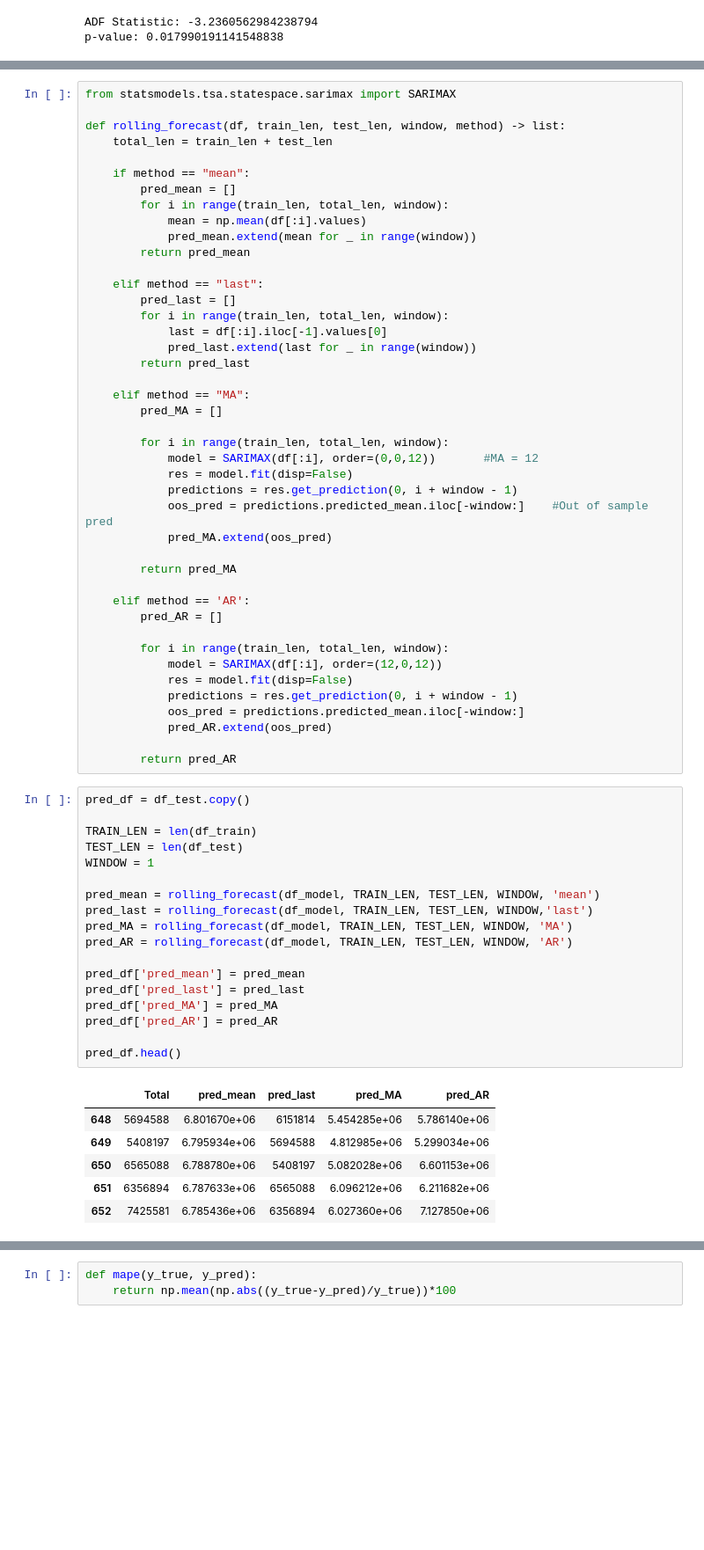
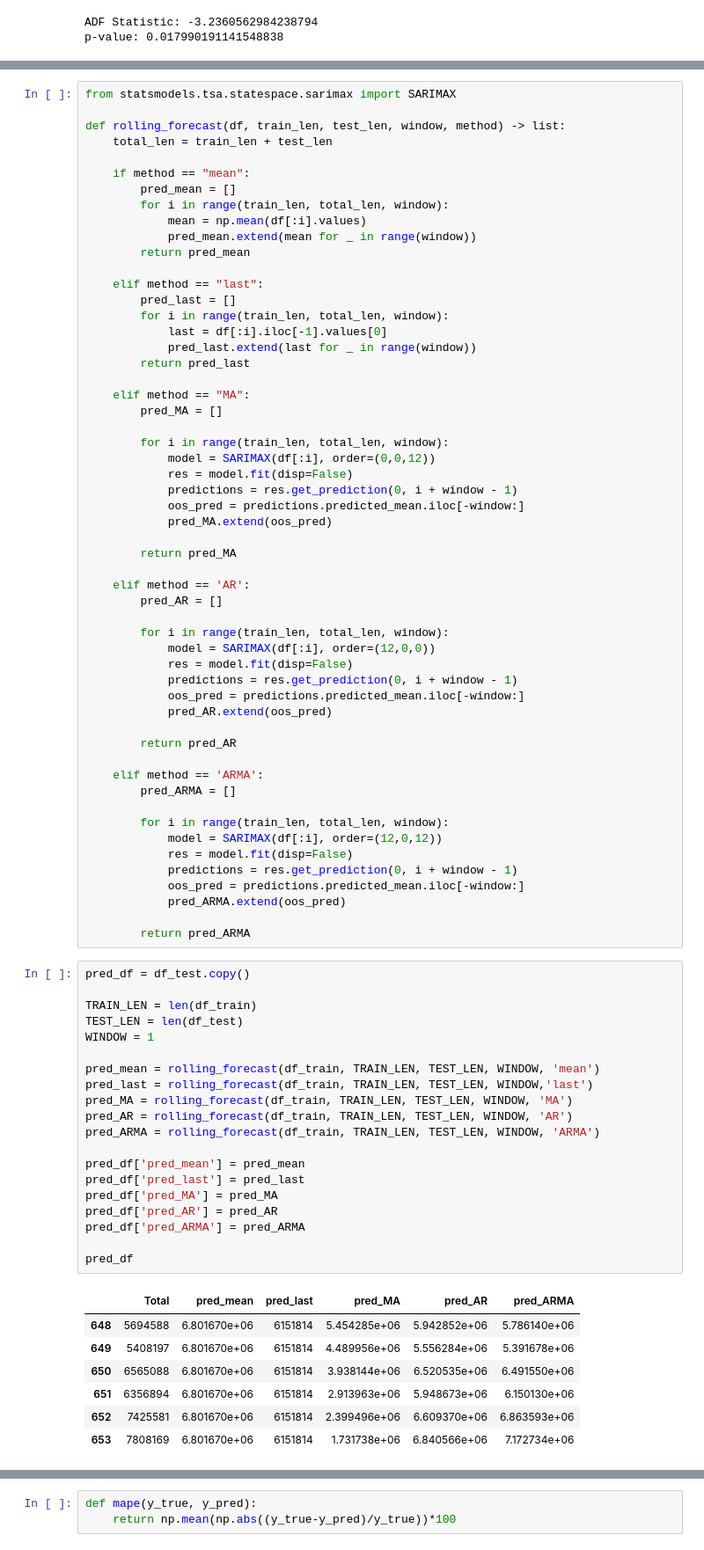
Before and after one commit to janessa13/Timeseries-Forecasting, a Jupyter notebook: Part 1.ipynb, the cells around one changed output, grey strips where cells are left out. Shown at 88% size. Saved outputs shown, nothing was run; the diff lists cells and outputs as text; blank space fills up the shorter version.

```diff
--- a/Part 1.ipynb
+++ b/Part 1.ipynb
@@ -180,10 +204,10 @@ def rolling_forecast(df, train_len, test_len, window, method) -> list:
         pred_MA = []
 
         for i in range(train_len, total_len, window):
-            model = SARIMAX(df[:i], order=(0,0,12))       #MA = 12
+            model = SARIMAX(df[:i], order=(0,0,12))
             res = model.fit(disp=False)
             predictions = res.get_prediction(0, i + window - 1)
-            oos_pred = predictions.predicted_mean.iloc[-window:]    #Out of sample pred
+            oos_pred = predictions.predicted_mean.iloc[-window:]
             pred_MA.extend(oos_pred)
 
         return pred_MA
@@ -192,35 +216,50 @@ def rolling_forecast(df, train_len, test_len, window, method) -> list:
         pred_AR = []
 
         for i in range(train_len, total_len, window):
-            model = SARIMAX(df[:i], order=(12,0,12))
+            model = SARIMAX(df[:i], order=(12,0,0))
             res = model.fit(disp=False)
             predictions = res.get_prediction(0, i + window - 1)
             oos_pred = predictions.predicted_mean.iloc[-window:]
             pred_AR.extend(oos_pred)
 
         return pred_AR
+
+    elif method == 'ARMA':
+        pred_ARMA = []
+
+        for i in range(train_len, total_len, window):
+            model = SARIMAX(df[:i], order=(12,0,12))
+            res = model.fit(disp=False)
+            predictions = res.get_prediction(0, i + window - 1)
+            oos_pred = predictions.predicted_mean.iloc[-window:]
+            pred_ARMA.extend(oos_pred)
+
+        return pred_ARMA
 # %%
 pred_df = df_test.copy()
 
 TRAIN_LEN = len(df_train)
 TEST_LEN = len(df_test)
 WINDOW = 1
 
-pred_mean = rolling_forecast(df_model, TRAIN_LEN, TEST_LEN, WINDOW, 'mean')
-pred_last = rolling_forecast(df_model, TRAIN_LEN, TEST_LEN, WINDOW,'last')
-pred_MA = rolling_forecast(df_model, TRAIN_LEN, TEST_LEN, WINDOW, 'MA')
-pred_AR = rolling_forecast(df_model, TRAIN_LEN, TEST_LEN, WINDOW, 'AR')
+pred_mean = rolling_forecast(df_train, TRAIN_LEN, TEST_LEN, WINDOW, 'mean')
+pred_last = rolling_forecast(df_train, TRAIN_LEN, TEST_LEN, WINDOW,'last')
+pred_MA = rolling_forecast(df_train, TRAIN_LEN, TEST_LEN, WINDOW, 'MA')
+pred_AR = rolling_forecast(df_train, TRAIN_LEN, TEST_LEN, WINDOW, 'AR')
+pred_ARMA = rolling_forecast(df_train, TRAIN_LEN, TEST_LEN, WINDOW, 'ARMA')
 
 pred_df['pred_mean'] = pred_mean
 pred_df['pred_last'] = pred_last
 pred_df['pred_MA'] = pred_MA
 pred_df['pred_AR'] = pred_AR
+pred_df['pred_ARMA'] = pred_ARMA
 
-pred_df.head()
+pred_df
 # %% [output]
-|  | Total | pred_mean | pred_last | pred_MA | pred_AR |
-| 648 | 5694588 | 6.801670e+06 | 6151814 | 5.454285e+06 | 5.786140e+06 |
-| 649 | 5408197 | 6.795934e+06 | 5694588 | 4.812985e+06 | 5.299034e+06 |
-| 650 | 6565088 | 6.788780e+06 | 5408197 | 5.082028e+06 | 6.601153e+06 |
-| 651 | 6356894 | 6.787633e+06 | 6565088 | 6.096212e+06 | 6.211682e+06 |
-| 652 | 7425581 | 6.785436e+06 | 6356894 | 6.027360e+06 | 7.127850e+06 |
+|  | Total | pred_mean | pred_last | pred_MA | pred_AR | pred_ARMA |
+| 648 | 5694588 | 6.801670e+06 | 6151814 | 5.454285e+06 | 5.942852e+06 | 5.786140e+06 |
+| 649 | 5408197 | 6.801670e+06 | 6151814 | 4.489956e+06 | 5.556284e+06 | 5.391678e+06 |
+| 650 | 6565088 | 6.801670e+06 | 6151814 | 3.938144e+06 | 6.520535e+06 | 6.491550e+06 |
+| 651 | 6356894 | 6.801670e+06 | 6151814 | 2.913963e+06 | 5.948673e+06 | 6.150130e+06 |
+| 652 | 7425581 | 6.801670e+06 | 6151814 | 2.399496e+06 | 6.609370e+06 | 6.863593e+06 |
+| 653 | 7808169 | 6.801670e+06 | 6151814 | 1.731738e+06 | 6.840566e+06 | 7.172734e+06 |
```
Also changed, not shown: parts of 21 cells of this notebook.
